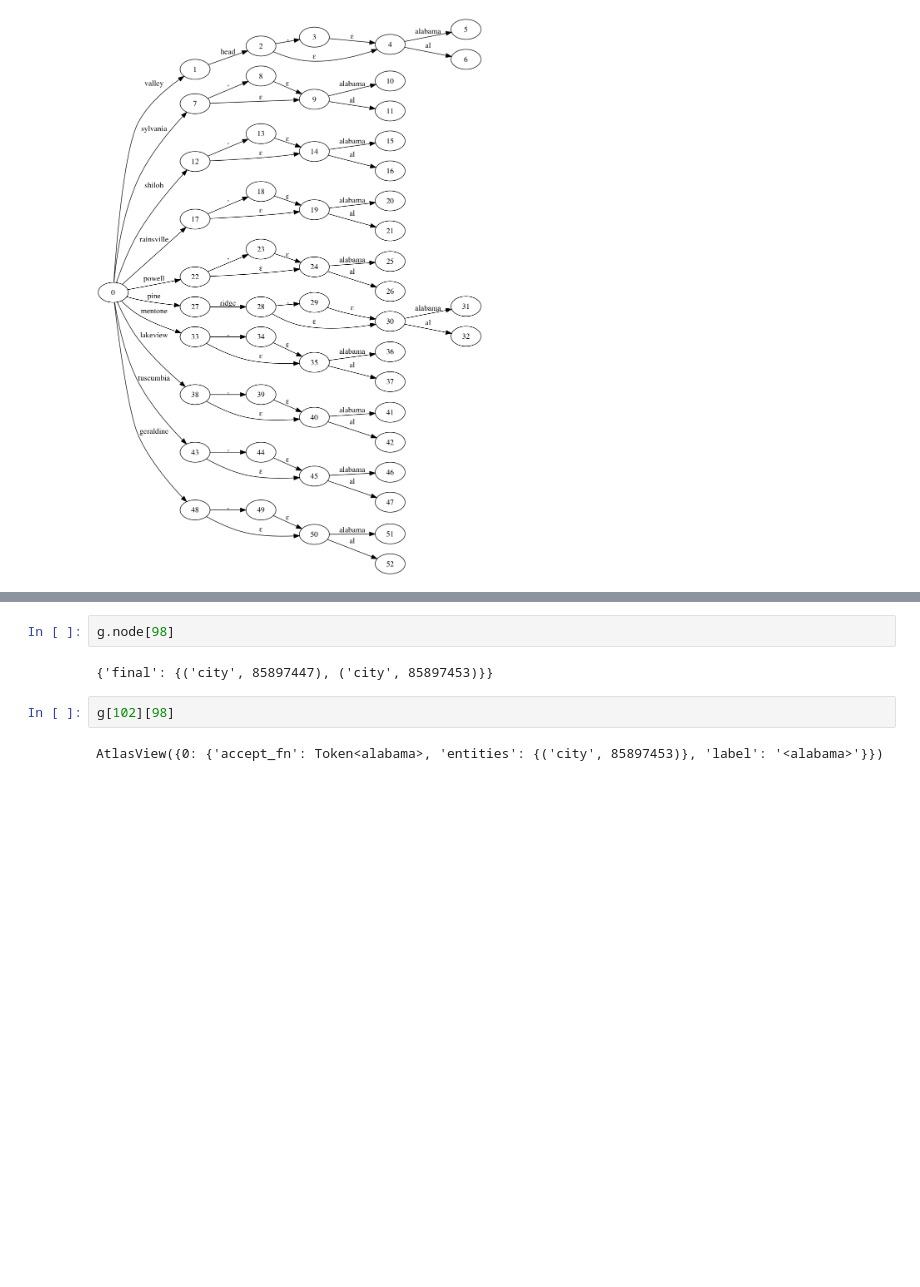
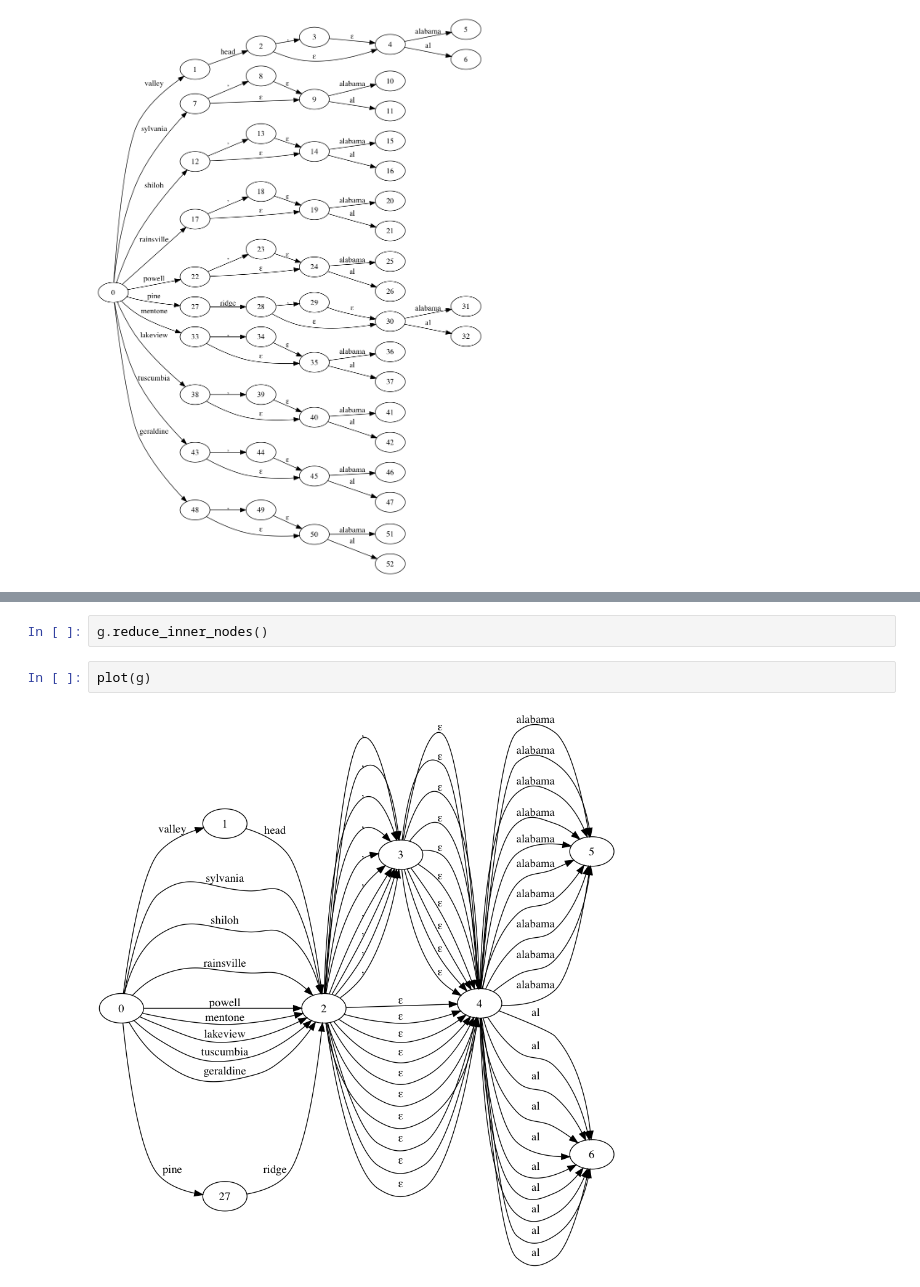
Before and after one commit to davidmcclure/litecoder, a Jupyter notebook: notebooks/23-fsa-big.ipynb, the cells around one changed output, grey strips where cells are left out. Drawn from its saved outputs; the diff is of its cells as text; blank space fills up the shorter version.

Commit message:
Reduce edges.

```diff
--- a/notebooks/23-fsa-big.ipynb
+++ b/notebooks/23-fsa-big.ipynb
@@ -173,8 +260,6 @@ plot(g)
-# %%
-g.node[98]
-# %% [output]
-{'final': {('city', 85897447), ('city', 85897453)}}
-# %%
-g[102][98]
-# %% [output]
-AtlasView({0: {'accept_fn': Token<alabama>, 'entities': {('city', 85897453)}, 'label': '<alabama>'}})
+# %%
+g.reduce_inner_nodes()
+# %%
+plot(g)
+# %% [output]
+[figure, added]
```
Also changed, not shown: parts of 7 cells of this notebook, 1 other file.
